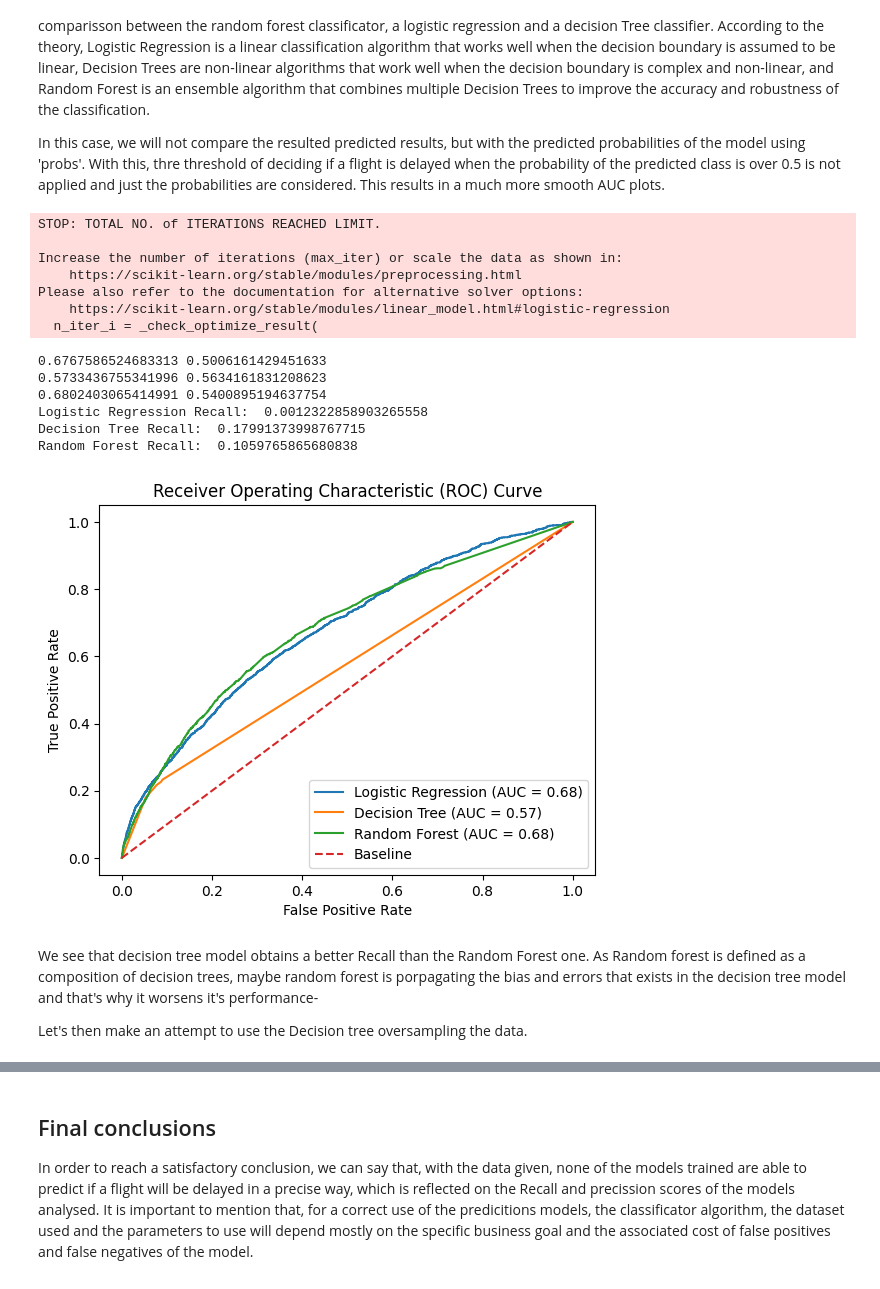
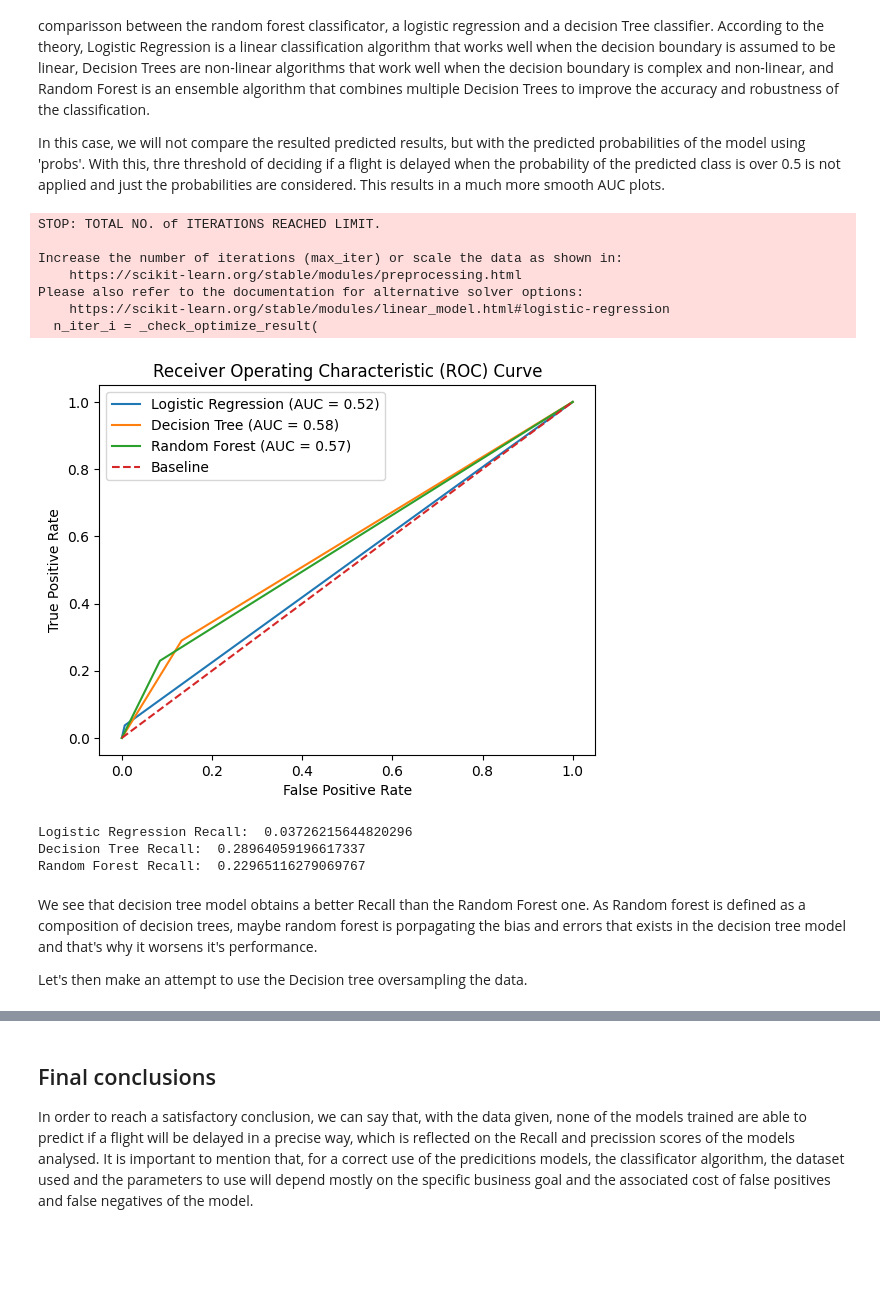
Before and after one commit to jpmena6/challenge_data_scientist_mena, a Jupyter notebook: solution.ipynb, the cells around one changed output, grey strips where cells are left out. Drawn from its saved outputs; the diff is of its cells as text; code cells hidden in the pictures; blank space fills up the shorter version.

```diff
--- a/solution.ipynb
+++ b/solution.ipynb
@@ -79,11 +79,11 @@ With the generated graphs, we can analyze the data for the different variables:
 # Question 2
 # %%
 # Calculate the delay time in minutes as the difference between "Fecha-O" and "Fecha-I"
-flights["Delay"] = (flights["Fecha-O"] - flights["Fecha-I"]).dt.total_seconds() / 60
+flights["min_diff"] = (flights["Fecha-O"] - flights["Fecha-I"]).dt.total_seconds() / 60
 
 # Plot a histogram for the delay time
 plt.figure(figsize=(10, 6))
-plt.hist(flights["Delay"], bins=50, color="steelblue", edgecolor="black")
+plt.hist(flights["min_diff"], bins=50, color="steelblue", edgecolor="black")
 plt.title("Distribution of Flight Delays")
 plt.xlabel("Delay Time (minutes)")
 plt.ylabel("Frequency")
@@ -100,14 +100,14 @@ flights["high_season"] = ((flights["Fecha-I"].dt.month == 12) & (flights["Fecha-
 flights["high_season"] = flights["high_season"].astype(int)
 
 # Create "delay_15" column
-flights["delay_15"] = (flights["Delay"] > 15).astype(int)
+flights["delay_15"] = (flights["min_diff"] > 15).astype(int)
 
 # Create "period_day" column
 flights["period_day"] = pd.cut(flights["Fecha-I"].dt.hour, bins=[0, 5, 12, 19, 24], right=False,
                                labels=["night", "morning", "afternoon", "night"],include_lowest=True,
                                ordered=False)
 
-# Export the new dataset with synthetic features to a CSV file
+# Export the new dataset to a CSV file. We assume save the whole new dataset including the old columns.
 flights.to_csv("synthetic_features.csv", index=False)
 # %% [markdown]
 # Question 3
@@ -395,0 +396,10 @@ After 3 minutes of solving, the solution tell us to stay with the first paramete
+# %%
+#We define our train and test sets.
+numerical_cols=["DIA","MES","high_season"]
+categorical_cols = ["DIANOM", "TIPOVUELO", "OPERA", "SIGLADES", "period_day"]
+predict_column=flights["delay_15"]
+test_size=0.3
+X_train_final, y_train, X_test_final, y_test=define_set(numerical_cols=numerical_cols, categorical_cols=categorical_cols, test_size=test_size, predict_column=predict_column)
+# Create a random forest classifier with 100 trees
+rfc = RandomForestClassifier(n_estimators=100, random_state=456)
+execute_model(rfc,X_train_final, y_train, X_test_final, y_test)
@@ -564,66 +599,45 @@ lr.fit(X_train_final, y_train)
 dt.fit(X_train_final, y_train)
 rf.fit(X_train_final, y_train)
 
-# Predict probabilities on testing set
-lr_probs = lr.predict_proba(X_test_final)[:, 1]
-dt_probs = dt.predict_proba(X_test_final)[:, 1]
-rf_probs = rf.predict_proba(X_test_final)[:, 1]
-
+# Predict on testing set
 lr_y_pred = lr.predict(X_test_final)
 dt_y_pred = dt.predict(X_test_final)
 rf_y_pred = rf.predict(X_test_final)
-
-# Calculate AUC scores
-lr_auc = roc_auc_score(y_test, lr_probs)
-dt_auc = roc_auc_score(y_test, dt_probs)
-rf_auc = roc_auc_score(y_test, rf_probs)
 
 lr_auc_y = roc_auc_score(y_test, lr_y_pred)
 dt_auc_y = roc_auc_score(y_test, dt_y_pred)
 rf_auc_y = roc_auc_score(y_test, rf_y_pred)
 
-print(lr_auc, lr_auc_y)
-print(dt_auc, dt_auc_y)
-print(rf_auc, rf_auc_y)
-
-
-
 # Calculate ROC curves
-lr_fpr, lr_tpr, _ = roc_curve(y_test, lr_probs)
-dt_fpr, dt_tpr, _ = roc_curve(y_test, dt_probs)
-rf_fpr, rf_tpr, _ = roc_curve(y_test, rf_probs)
+lr_fpr, lr_tpr, _ = roc_curve(y_test, lr_y_pred)
+dt_fpr, dt_tpr, _ = roc_curve(y_test, dt_y_pred)
+rf_fpr, rf_tpr, _ = roc_curve(y_test, rf_y_pred)
 
 # Plot ROC curves
-plt.plot(lr_fpr, lr_tpr, label='Logistic Regression (AUC = {:.2f})'.format(lr_auc))
-plt.plot(dt_fpr, dt_tpr, label='Decision Tree (AUC = {:.2f})'.format(dt_auc))
-plt.plot(rf_fpr, rf_tpr, label='Random Forest (AUC = {:.2f})'.format(rf_auc))
+plt.plot(lr_fpr, lr_tpr, label='Logistic Regression (AUC = {:.2f})'.format(lr_auc_y))
+plt.plot(dt_fpr, dt_tpr, label='Decision Tree (AUC = {:.2f})'.format(dt_auc_y))
+plt.plot(rf_fpr, rf_tpr, label='Random Forest (AUC = {:.2f})'.format(rf_auc_y))
 
 # Plot baseline
 plt.plot([0, 1], [0, 1], linestyle='--', label='Baseline')
 
 # Customize plot
 plt.xlabel('False Positive Rate')
 plt.ylabel('True Positive Rate')
 plt.title('Receiver Operating Characteristic (ROC) Curve')
 plt.legend()
 
 # Show plot
 plt.show()
 # %% [output]
 STOP: TOTAL NO. of ITERATIONS REACHED LIMIT.
 
 Increase the number of iterations (max_iter) or scale the data as shown in:
     https://scikit-learn.org/stable/modules/preprocessing.html
 Please also refer to the documentation for alternative solver options:
     https://scikit-learn.org/stable/modules/linear_model.html#logistic-regression
   n_iter_i = _check_optimize_result(
-0.6767586524683313 0.5006161429451633
-0.5733436755341996 0.5634161831208623
-0.6802403065414991 0.5400895194637754
-Logistic Regression Recall:  0.0012322858903265558
-Decision Tree Recall:  0.17991373998767715
-Random Forest Recall:  0.1059765865680838
-[figure, old version]
+[figure, new version]
 # %%
 lr_rec_y = recall_score(y_test, lr_y_pred)
 dt_rec_y = recall_score(y_test, dt_y_pred)
@@ -632,8 +646,12 @@ rf_rec_y = recall_score(y_test, rf_y_pred)
 print("Logistic Regression Recall: ",lr_rec_y)
 print("Decision Tree Recall: ",dt_rec_y)
 print("Random Forest Recall: ",rf_rec_y)
+# %% [output]
+Logistic Regression Recall:  0.03726215644820296
+Decision Tree Recall:  0.28964059196617337
+Random Forest Recall:  0.22965116279069767
 # %% [markdown]
-We see that decision tree model obtains a better Recall than the Random Forest one. As Random forest is defined as a composition of decision trees, maybe random forest is porpagating the bias and errors that exists in the decision tree model and that's why it worsens it's performance-
+We see that decision tree model obtains a better Recall than the Random Forest one. As Random forest is defined as a composition of decision trees, maybe random forest is porpagating the bias and errors that exists in the decision tree model and that's why it worsens it's performance.
 
 Let's then make an attempt to use the Decision tree oversampling the data.
 # %%
```
Also changed, not shown: parts of 25 cells of this notebook, 3 other files.
